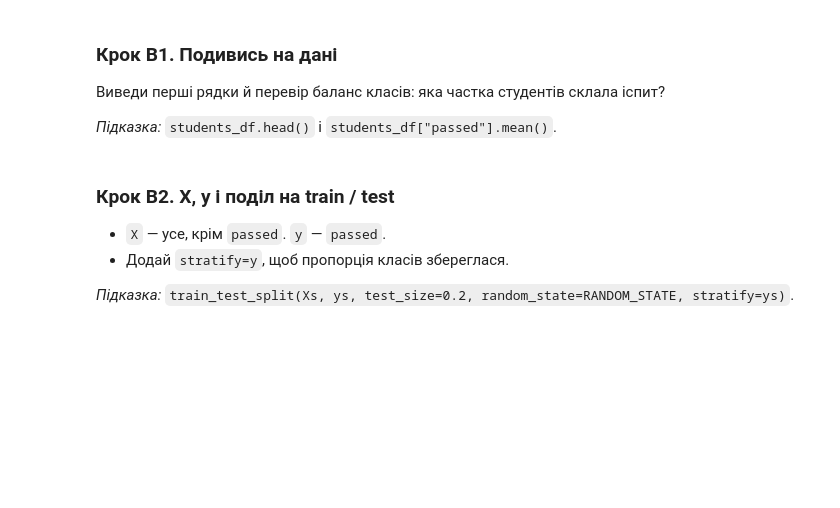
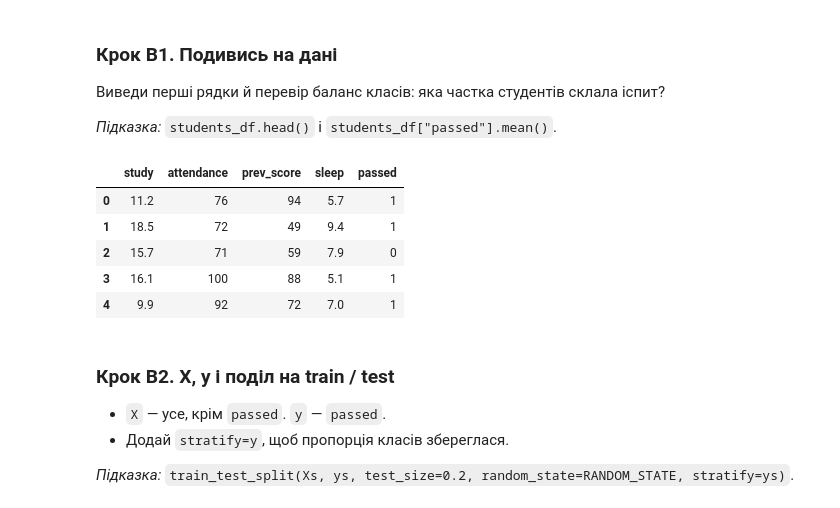
Before and after one commit to NadiiaIvashchuk/Cafe_Sales, a Jupyter notebook: ml_practice_LR&Cl.ipynb, the cells around one changed output. Saved outputs shown, nothing was run; the diff lists cells and outputs as text; code cells hidden in the pictures; blank space fills up the shorter version.

```diff
--- a/ml_practice_LR&Cl.ipynb
+++ b/ml_practice_LR&Cl.ipynb
@@ -157,6 +219,15 @@ from sklearn.metrics import mean_absolute_error, r2_score
 *Підказка:* `students_df.head()` і `students_df["passed"].mean()`.
 # %%
 # TODO: head() і частка тих, хто склав
+students_df.head()
+#students_df["passed"].mean().round(4)
+# %% [output]
+|  | study | attendance | prev_score | sleep | passed |
+| 0 | 11.2 | 76 | 94 | 5.7 | 1 |
+| 1 | 18.5 | 72 | 49 | 9.4 | 1 |
+| 2 | 15.7 | 71 | 59 | 7.9 | 0 |
+| 3 | 16.1 | 100 | 88 | 5.1 | 1 |
+| 4 | 9.9 | 92 | 72 | 7.0 | 1 |
 # %% [markdown]
 ### Крок B2. X, y і поділ на train / test
 - `X` — усе, крім `passed`. `y` — `passed`.
```
Also changed, not shown: parts of 19 cells of this notebook.
